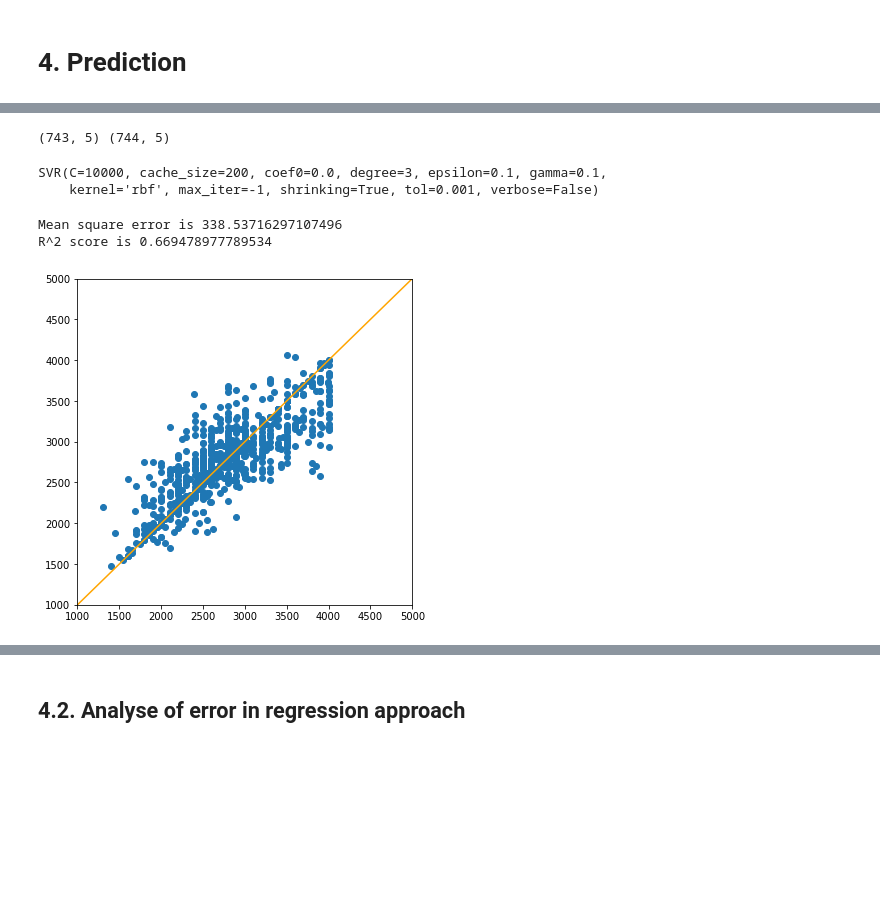
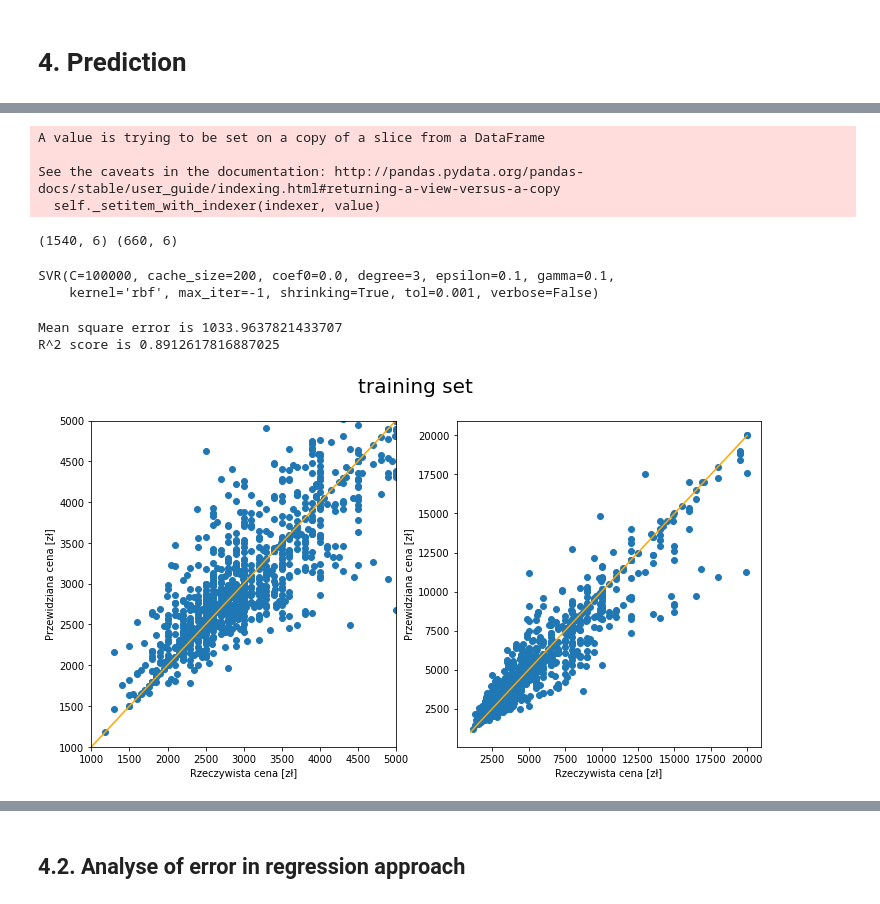
Before and after one commit to KrystianPlackowski/Apartments-data-parser, a Jupyter notebook: analyse.ipynb, the cells around one changed output, grey strips where cells are left out. Drawn from its saved outputs; the diff is of its cells as text; code cells hidden in the pictures; blank space fills up the shorter version.

Commit message:
encoded travel time to city center

```diff
--- a/analyse.ipynb
+++ b/analyse.ipynb
@@ -403,10 +446,29 @@ See the caveats in the documentation: http://pandas.pydata.org/pandas-docs/stabl
+# %%
+# Prepare input and target
+
+df = apartaments.copy()
+df = df[df['Cena rzeczywista'] <= 20000]  # Cut one big outlier
+
+X = ['Powierzchnia', 'Liczba pokoi', 'φ', 'λ', 'Rok budowy', 'Czas dojazdu do centrum']
+Y = ['Cena rzeczywista']
+Y = ['Cena rzeczywista']
+
+df = df[X + Y].dropna() # Drop Nans
+
+x = Encode(df[X].copy()) # Convert string values to integers
+y = df[Y]
+# %% [output]
+A value is trying to be set on a copy of a slice from a DataFrame
+
+See the caveats in the documentation: http://pandas.pydata.org/pandas-docs/stable/user_guide/indexing.html#returning-a-view-versus-a-copy
+  self._setitem_with_indexer(indexer, value)
 # %%
-# Split into equal lenght train and test sets
+# Split into equal (or not) lenght train and test sets
 
-x_train, x_test, y_train, y_test = train_test_split( x, y, test_size=0.5, random_state = 324)
+x_train, x_test, y_train, y_test = train_test_split( x, y, test_size=0.3, random_state = 324)
 print(x_train.shape, x_test.shape)
 # %% [output]
-(743, 5) (744, 5)
+(1540, 6) (660, 6)
 # %%
 # Scale train and test set, basing only on train data
 
@@ -416,30 +478,40 @@ x_test = scaler_x.transform(x_test)
 # %%
 # Choose and learn classifier
 
-regressor = SVR(C=10000, gamma=0.1)
+regressor = SVR(C=100000, gamma=0.1)
 #regressor = LinearRegression()
 regressor.fit(x_train, y_train)
 # %% [output]
-SVR(C=10000, cache_size=200, coef0=0.0, degree=3, epsilon=0.1, gamma=0.1,
+SVR(C=100000, cache_size=200, coef0=0.0, degree=3, epsilon=0.1, gamma=0.1,
     kernel='rbf', max_iter=-1, shrinking=True, tol=0.001, verbose=False)
 # %%
 # Calculate error on train set
 
-plt.figure(figsize=(6,6))
+fig = plt.figure(figsize=(12,6))
 y_pred_train = regressor.predict(x_train)
+
+fig.add_subplot(1,2,1)
 plt.scatter(y_train, y_pred_train)
-
+plt.plot([1000, 20000], [1000, 20000], color='orange')
+plt.xlabel('Rzeczywista cena [zł]')
+plt.ylabel('Przewidziana cena [zł]')
 plt.xlim(1000, 5000)
 plt.ylim(1000, 5000)
+
+fig.add_subplot(1,2,2)
+plt.scatter(y_train, y_pred_train)
 plt.plot([1000, 20000], [1000, 20000], color='orange')
+plt.xlabel('Rzeczywista cena [zł]')
+plt.ylabel('Przewidziana cena [zł]')
+fig.suptitle('training set', fontsize=20)
 
 mse = np.sqrt(mean_squared_error(y_true=y_train, y_pred=y_pred_train))
 r2 = r2_score(y_train, y_pred_train)
 print("Mean square error is {}\nR^2 score is {}".format(mse, r2))
 # %% [output]
-Mean square error is 338.53716297107496
-R^2 score is 0.669478977789534
+Mean square error is 1033.9637821433707
+R^2 score is 0.8912617816887025
-[figure, old version]
+[figure, new version]
 # %%
 # Calculate error on test set
 
```
Also changed, not shown: parts of 20 cells of this notebook, 1 other file.
